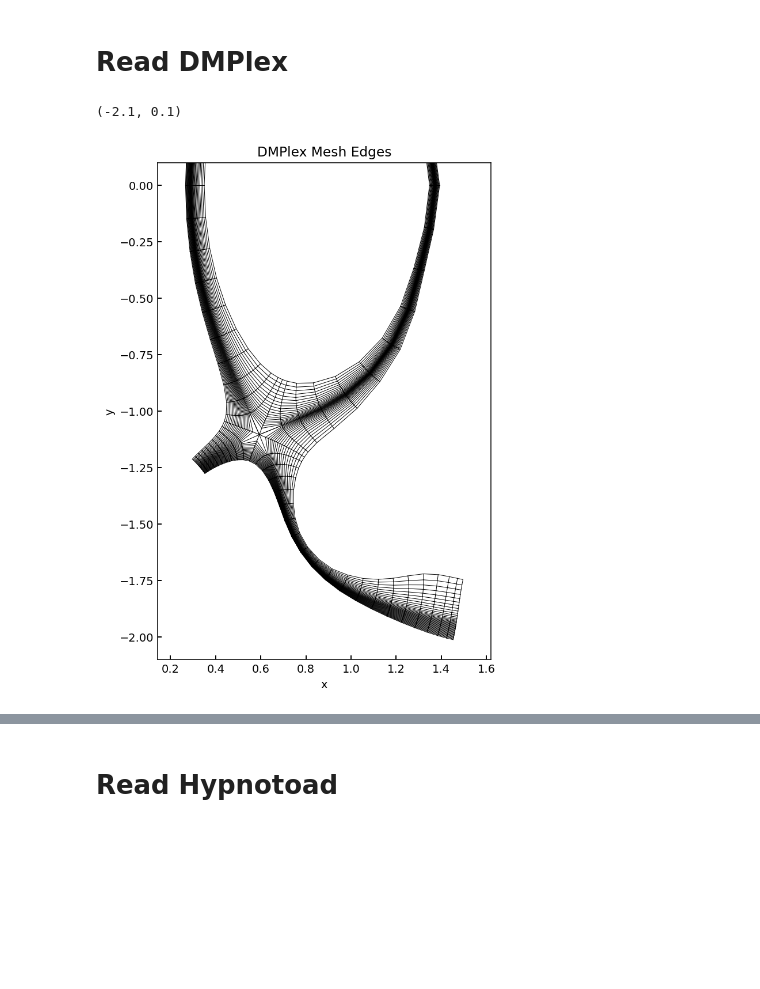
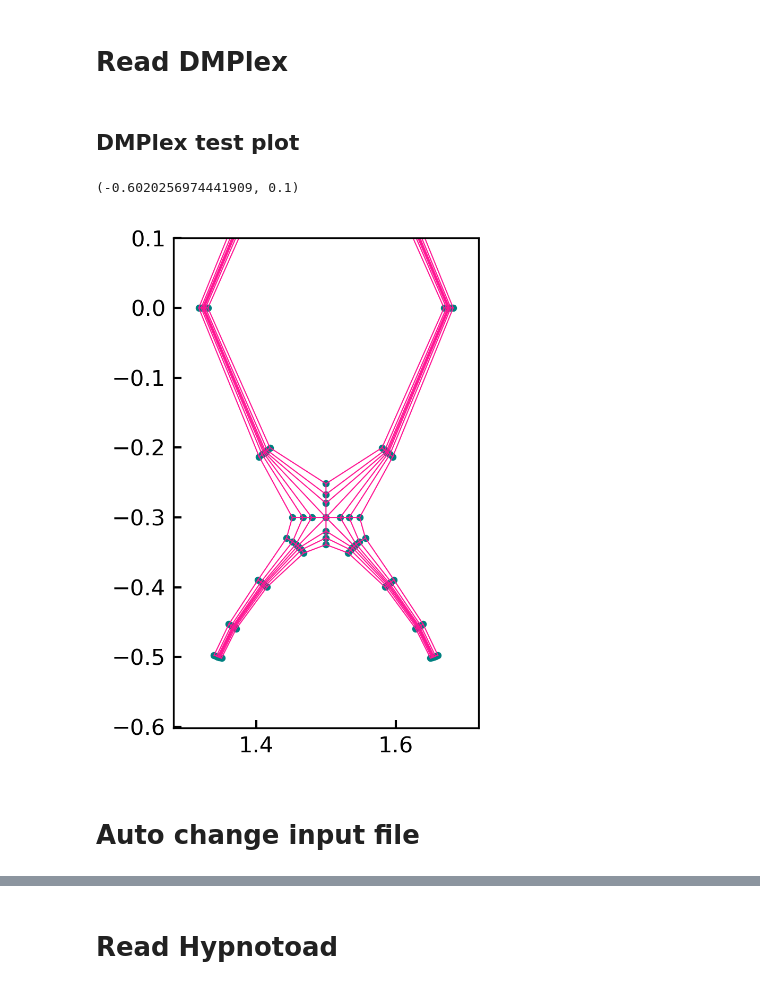
Before and after one commit to mikekryjak/notebooks, a Jupyter notebook: vantage/P0728-2025-11-18-DMPlex test.ipynb, the cells around one changed output, grey strips where cells are left out. Drawn from its saved outputs; the diff is of its cells as text; code cells hidden in the pictures; blank space fills up the shorter version.

```diff
--- a/vantage/P0728-2025-11-18-DMPlex test.ipynb
+++ b/vantage/P0728-2025-11-18-DMPlex test.ipynb
@@ -16,0 +25,16 @@ Failed to import dill, some functionality will not be available.
+# %%
+# cwd = Path.cwd()
+cwd = Path(r"/home/mike/work/hermes3v/builds/newbuild/tests/integrated/dmplex")
+case_path = cwd / "data"
+datafile_path = case_path / "BOUT.dmp.*.nc"
+inputfile_path = case_path / "BOUT.inp"
+exec_path = cwd.parents[2] / "bout-particle-push"
+dmplex_path = cwd / "hypnotoad_dmplex_mesh_output.h5"
+logfile_path = cwd / "run.log"
+
+gridzipfile_path = cwd / "Hypnotoad_examples.zip"
+gridurl = "https://zenodo.org/records/17966926/files/Hypnotoad_examples.zip"
+
+
+hypno = xhermes.HypnotoadGrid(r"/home/mike/work/hermes3v/builds/newbuild/tests/integrated/dmplex/example_usn.grd.nc")
+hypno_ng = hypno.remove_guards()
@@ -41,17 +90,18 @@ for p in range(dm.getChart()[0], dm.getChart()[1]):
         x0 = coords[section.getOffset(v0):section.getOffset(v0)+dim]
         x1 = coords[section.getOffset(v1):section.getOffset(v1)+dim]
         edges.append((x0, x1))
+# %% [markdown]
+## DMPlex test plot
 # %%
-# Plot using object-oriented matplotlib
-fig, ax = plt.subplots(figsize = (8,8))
+fig, ax = plt.subplots(dpi = 300)
+
 for x0, x1 in edges:
-    ax.plot([x0[0], x1[0]], [x0[1], x1[1]], color='k', linewidth=0.5)
-
-ax.set_aspect('equal')
-ax.set_title('DMPlex Mesh Edges')
-ax.set_xlabel('x')
-ax.set_ylabel('y')
-ax.set_ylim(-2.1, 0.1)
+    ax.plot([x0[0], x1[0]], [x0[1], x1[1]], color='deeppink', linewidth=0.5)
+ax.scatter(R,Z, s = 5)
+ax.set_aspect("equal")
+ax.set_ylim(None, 0.1)
 # %% [output]
-(-2.1, 0.1)
+(-0.6020256974441909, 0.1)
-[figure, old version]
+[figure, new version]
+# %% [markdown]
+# Auto change input file
```
Also changed, not shown: parts of 26 cells of this notebook, 15 other files.
